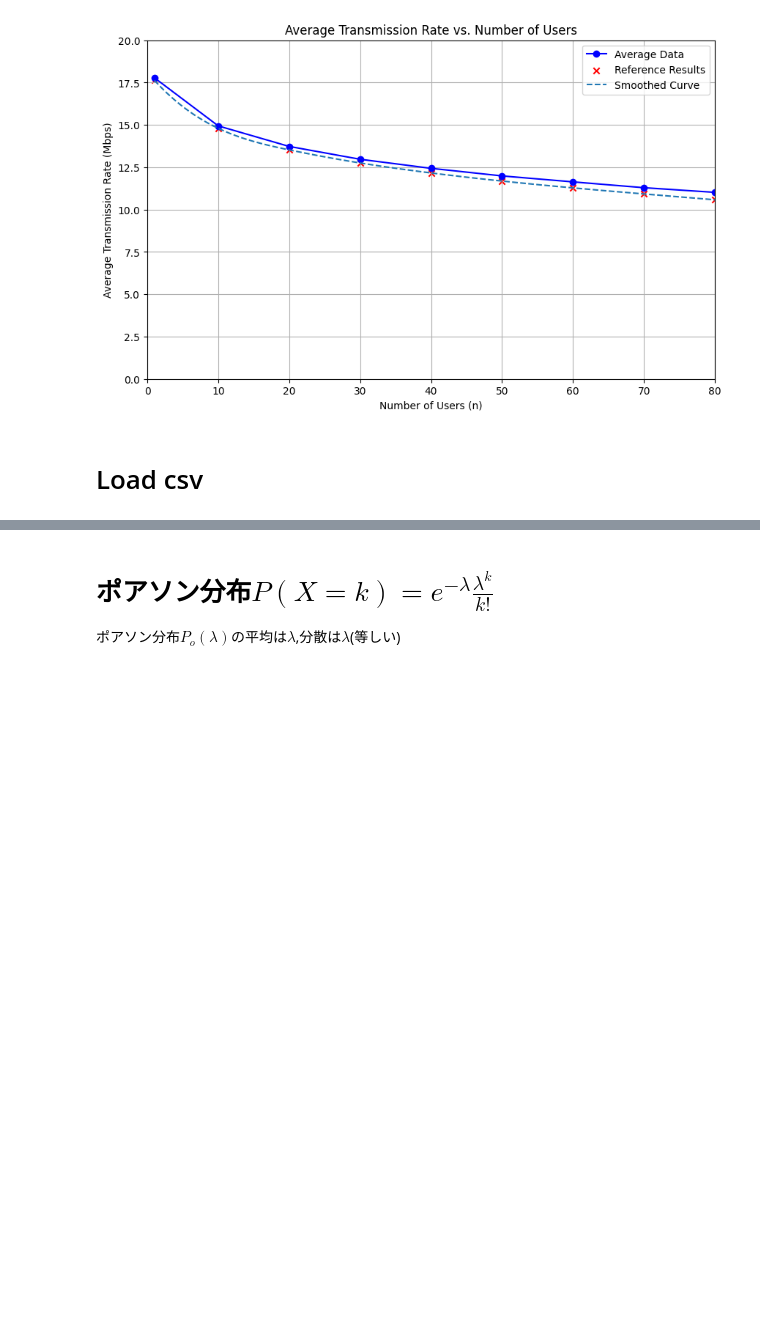
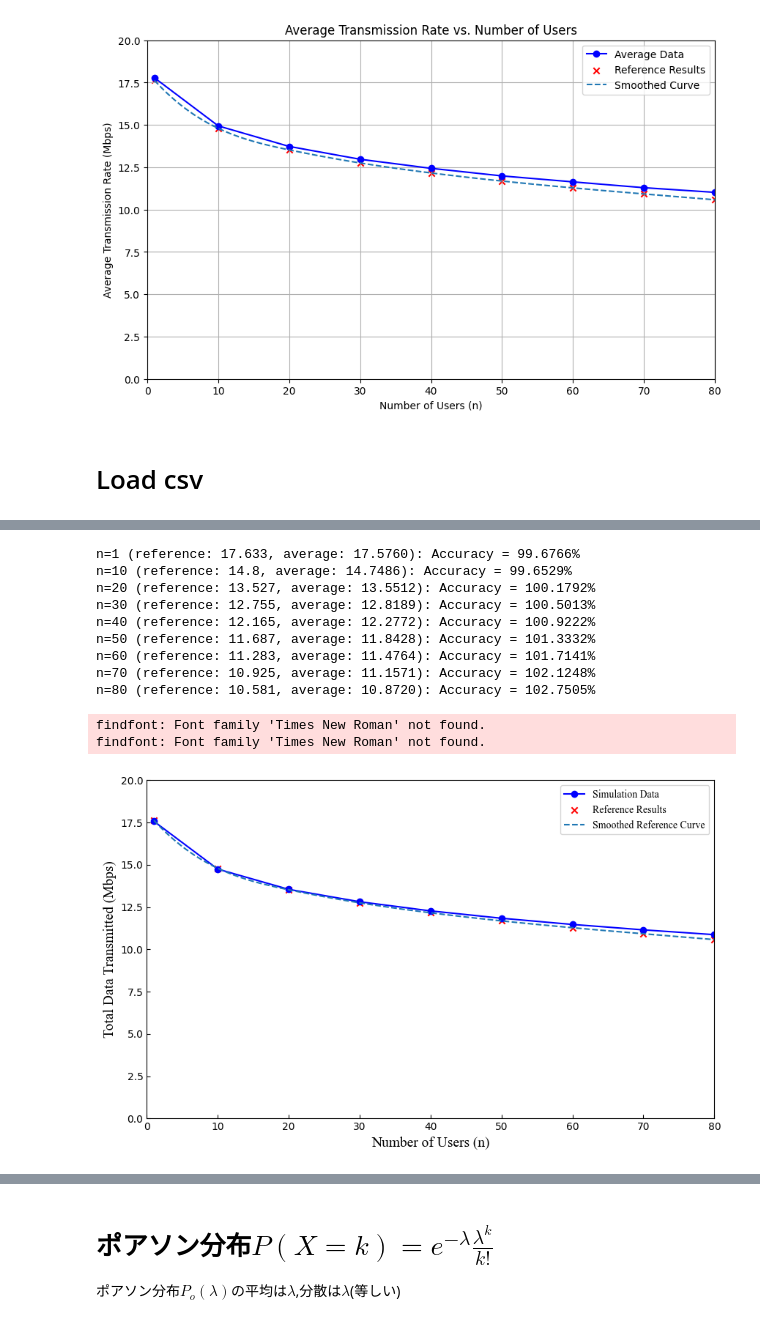
Before and after one commit to ShitaLab-TMCIT/IEEE802.11simulator, a Jupyter notebook: main.ipynb, the cells around one changed output, grey strips where cells are left out. Cells and saved outputs as stored; diff of their text form; code cells hidden in the pictures; blank space fills up the shorter version.

```diff
--- a/main.ipynb
+++ b/main.ipynb
@@ -220,0 +241,67 @@ n=80 (reference: 10.581, average: 10.8720): Accuracy = 102.7505%
+# %%
+import matplotlib.pyplot as plt
+import numpy as np
+import pandas as pd
+from scipy.interpolate import make_interp_spline
+import matplotlib.font_manager as fm
+
+# フォント設定
+font_path = '/usr/share/fonts/truetype/msttcorefonts/times.ttf'  # 正しいパスを指定
+times_new_roman = fm.FontProperties(fname=font_path)
+
+# CSVファイルの読み込み関数
+def load_csv(file_path):
+    return pd.read_csv(file_path)
+
+# 入力ファイルパス
+input_file = './out/out_102_751.csv'
+data = load_csv(input_file)
+
+# ユーザー数（列ヘッダー）とシミュレーション結果を抽出
+n_values = [int(col) for col in data.columns]  # ヘッダーを整数に変換
+results = data.values  # データをNumPy配列として取得
+
+# リファレンス結果を定義 (例として作成)
+reference_results = [17.633, 14.8, 13.527, 12.755, 12.165, 11.687, 11.283, 10.925, 10.581]
+
+# 平均と標準偏差を計算
+means = np.mean(results, axis=0)
+std_devs = np.std(results, axis=0)
+
+# 精度を計算
+accuracy = [(sim_result / ref_result) * 100 for sim_result, ref_result in zip(means, reference_results)]
+
+# 精度を表示
+for n, acc, ref, ave in zip(n_values, accuracy, reference_results, means):
+    print(f"n={n} (reference: {ref}, average: {ave:.4f}): Accuracy = {acc:.4f}%")
+
+# データをスムーズ化
+n_array = np.array(n_values)
+n_smooth = np.linspace(n_array.min(), n_array.max(), 500)
+smooth_means = make_interp_spline(n_array, means)(n_smooth)
+smooth_reference = make_interp_spline(n_array, reference_results)(n_smooth)
+
+# プロット
+plt.figure(figsize=(10, 6))
+plt.ylim(0, 20)
+plt.xlim(0, 80)
+
+# 軸目盛りの設定
+plt.rcParams['xtick.direction'] = 'in'
+plt.rcParams['ytick.direction'] = 'in'
+
+# 平均データをプロット（エラーバー付き）
+plt.plot(n_values, means, marker='o', label='Simulation Data', color='blue')
+
+# リファレンス結果をプロット
+plt.scatter(n_values, reference_results, color='red', marker='x', label='Reference Results')
+plt.plot(n_smooth, smooth_reference, linestyle='--', label='Smoothed Reference Curve')
+
+# タイトルとラベル
+plt.xlabel('Number of Users (n)', fontproperties=times_new_roman, fontsize=14)
+plt.ylabel('Total Data Transmitted (Mbps)', fontproperties=times_new_roman, fontsize=14)
+
+# 凡例と表示
+plt.legend(prop=times_new_roman)
+plt.show()
+# %% [output]
@@ -221,3 +325,15 @@ n=80 (reference: 10.581, average: 10.8720): Accuracy = 102.7505%
+n=1 (reference: 17.633, average: 17.5760): Accuracy = 99.6766%
+n=10 (reference: 14.8, average: 14.7486): Accuracy = 99.6529%
+n=20 (reference: 13.527, average: 13.5512): Accuracy = 100.1792%
+n=30 (reference: 12.755, average: 12.8189): Accuracy = 100.5013%
+n=40 (reference: 12.165, average: 12.2772): Accuracy = 100.9222%
+n=50 (reference: 11.687, average: 11.8428): Accuracy = 101.3332%
+n=60 (reference: 11.283, average: 11.4764): Accuracy = 101.7141%
+n=70 (reference: 10.925, average: 11.1571): Accuracy = 102.1248%
+n=80 (reference: 10.581, average: 10.8720): Accuracy = 102.7505%
+findfont: Font family 'Times New Roman' not found.
+findfont: Font family 'Times New Roman' not found.
+[figure, added]
 # %% [markdown]
 ![img](./test/Untitled.png)
 # %%
```
Also changed, not shown: parts of 2 cells of this notebook, 1 other file.
